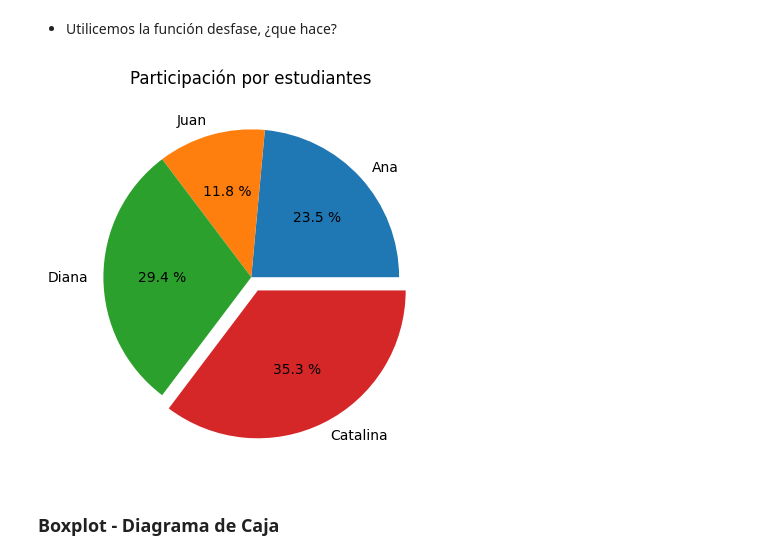
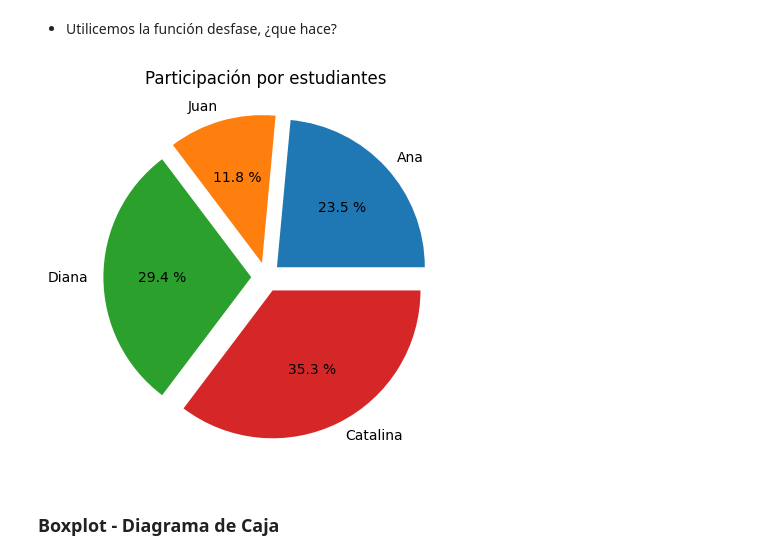
Before and after one commit to cgranadosh/basics_python_Analitycs, a Jupyter notebook: Clase_8_Análisis_Gráfico_Univariado.ipynb, the cells around one changed output. Saved outputs shown, nothing was run; the diff lists cells and outputs as text; code cells hidden in the pictures.

```diff
--- a/Clase_8_Análisis_Gráfico_Univariado.ipynb
+++ b/Clase_8_Análisis_Gráfico_Univariado.ipynb
@@ -122,12 +122,12 @@ plt.show()
 # %% [markdown]
 - Utilicemos la función desfase, ¿que hace?
 # %%
-desfase = (0, 0, 0, 0.1)
+desfase = (0.1, 0.1, 0.1, 0.1)
 plt.pie(manzanas, labels=nombres, autopct="%0.1f %%", explode=desfase)
 plt.title('Participación por estudiantes')
 plt.show()
 # %% [output]
-[figure, old version]
+[figure, new version]
 # %% [markdown]
 ### Boxplot - Diagrama de Caja
 # %% [markdown]
```
Also changed, not shown: parts of 12 cells of this notebook.
